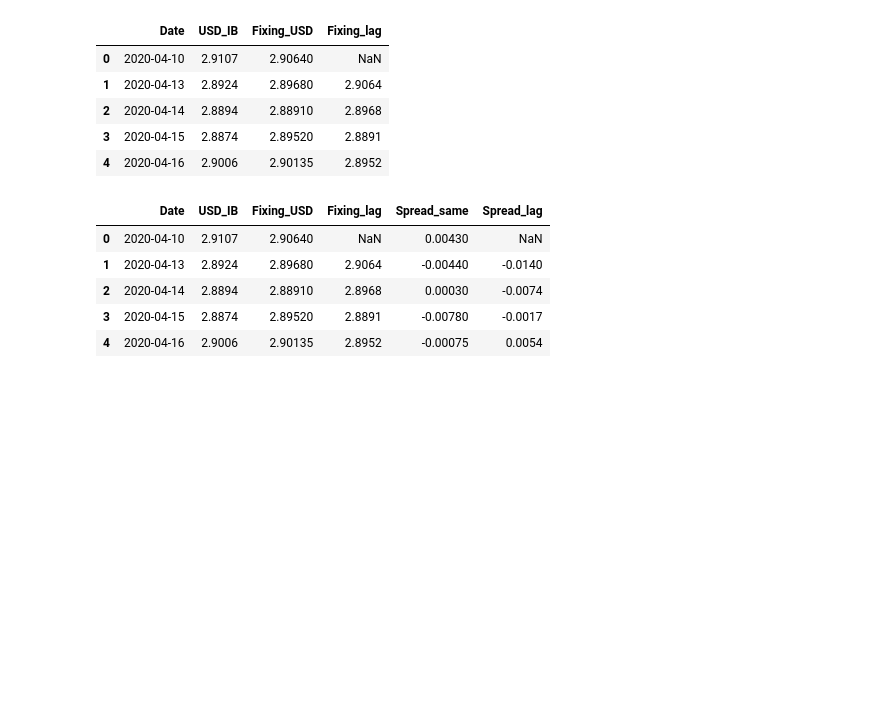
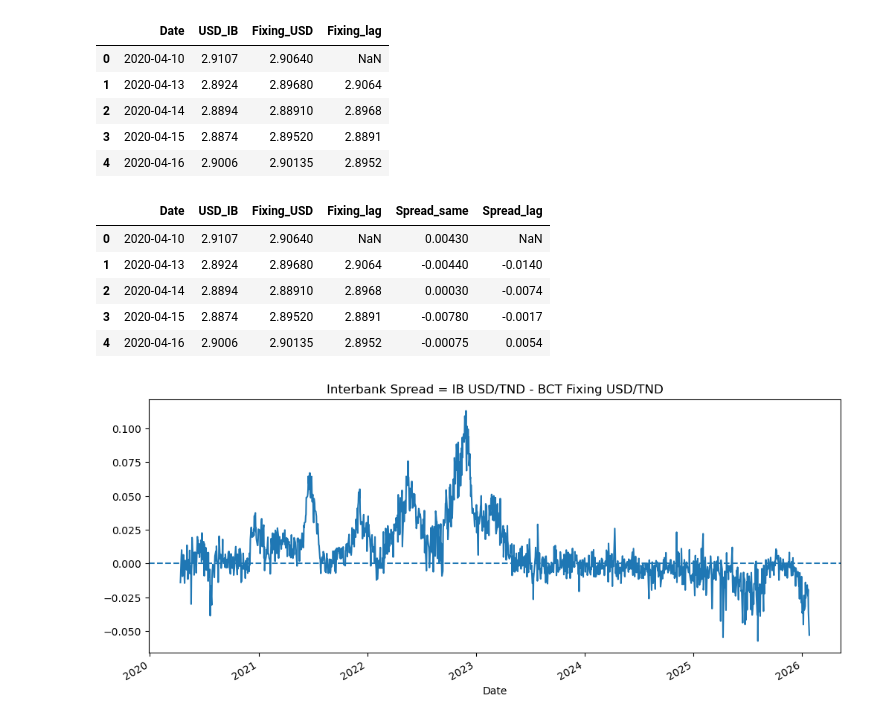
Before and after one commit to eya-sfar/tsa_project, a Jupyter notebook: process_data_part1/workstreamB.ipynb, the cells around one changed output. Drawn from its saved outputs; the diff is of its cells as text; code cells hidden in the pictures; blank space fills up the shorter version.

```diff
--- a/process_data_part1/workstreamB.ipynb
+++ b/process_data_part1/workstreamB.ipynb
@@ -106,3 +106,12 @@ df.head()
 | 4 | 2020-04-16 | 2.9006 | 2.90135 | 2.8952 | -0.00075 | 0.0054 |
 # %%
 df = df.dropna()
+# %%
+# Visualization
+import matplotlib.pyplot as plt
+df.set_index('Date')['Spread_lag'].plot(figsize=(12,5))
+plt.title("Interbank Spread = IB USD/TND - BCT Fixing USD/TND")
+plt.axhline(0, linestyle='--')
+plt.show()
+# %% [output]
+[figure, added]
```
Also changed, not shown: parts of 7 cells of this notebook.
